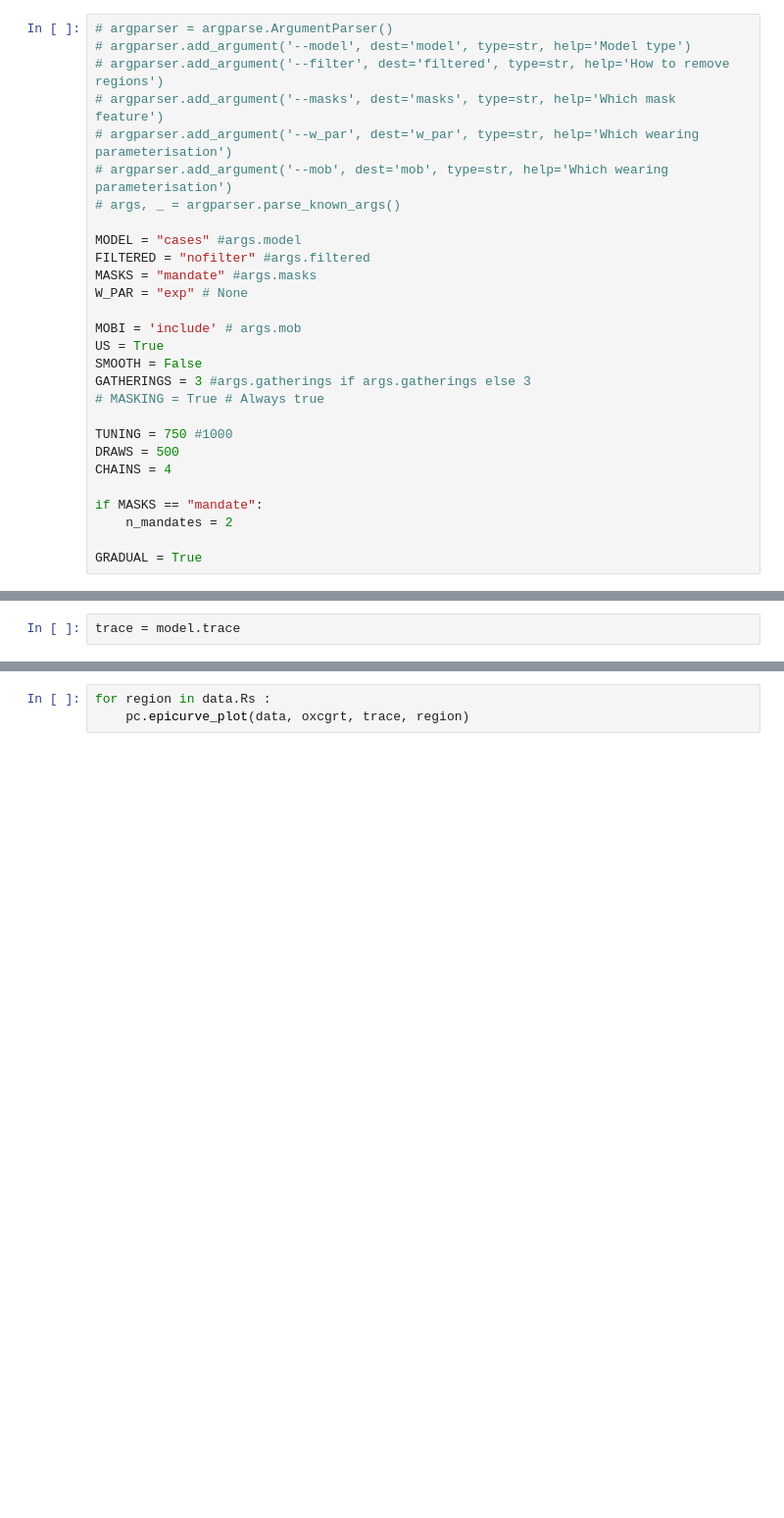
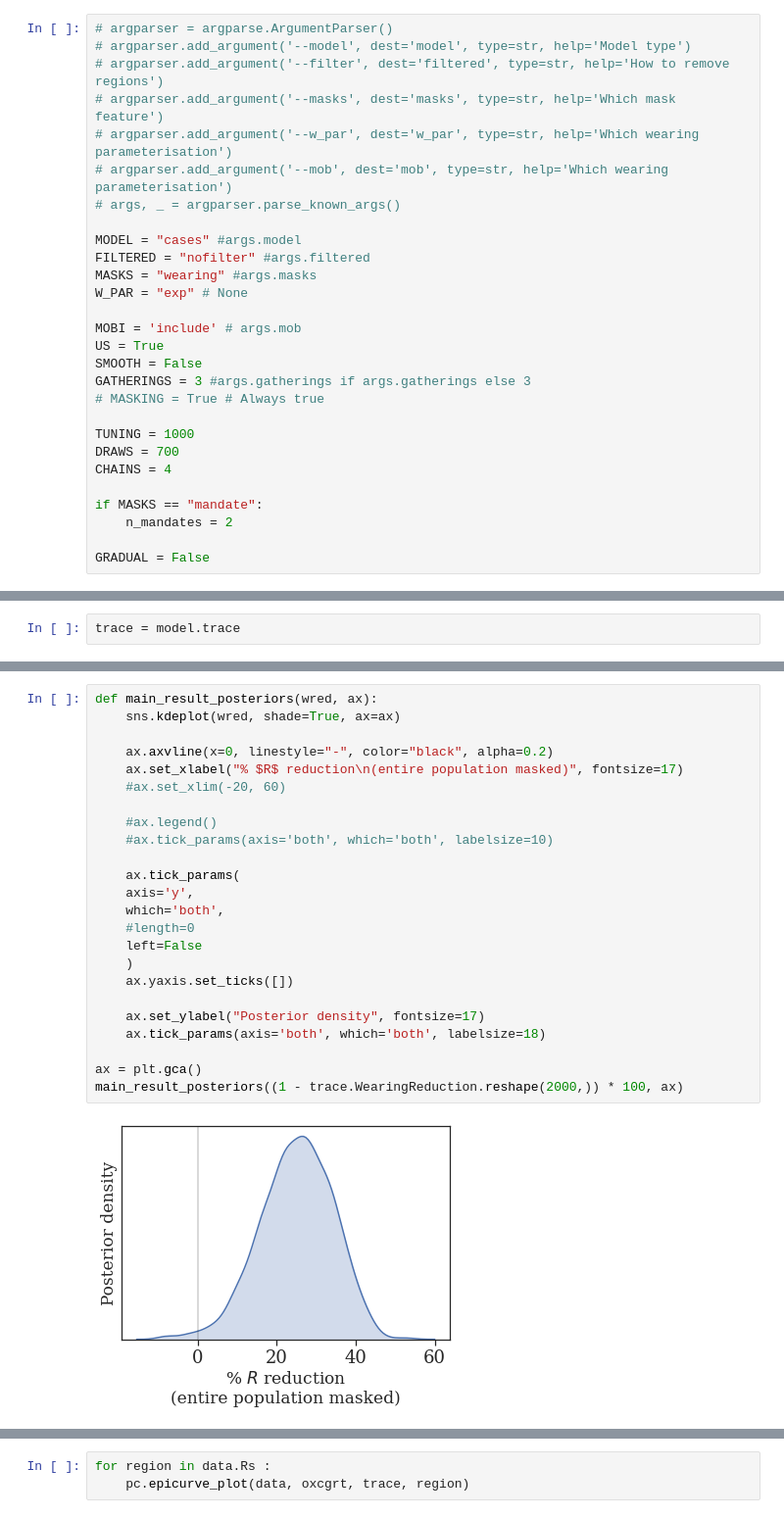
Before and after one commit to g-leech/masks_v_mandates, a Jupyter notebook: notebooks/pipeline.ipynb, the cells around one changed output, grey strips where cells are left out. Shown: that part at 98% size. Saved outputs shown, nothing was run; the diff lists cells and outputs as text; blank space fills up the shorter version.

```diff
--- a/notebooks/pipeline.ipynb
+++ b/notebooks/pipeline.ipynb
@@ -54,7 +56,7 @@ import epimodel.viz.mandate_wearing as mw
 
 MODEL = "cases" #args.model
 FILTERED = "nofilter" #args.filtered
-MASKS = "mandate" #args.masks
+MASKS = "wearing" #args.masks
 W_PAR = "exp" # None
 
 MOBI = 'include' # args.mob
@@ -63,11 +65,11 @@ SMOOTH = False
 GATHERINGS = 3 #args.gatherings if args.gatherings else 3
 # MASKING = True # Always true
 
-TUNING = 750 #1000
-DRAWS = 500
+TUNING = 1000
+DRAWS = 700
 CHAINS = 4
 
 if MASKS == "mandate":
     n_mandates = 2
 
-GRADUAL = True
+GRADUAL = False
@@ -312,3 +380,29 @@ np.median(model.trace.MandateReduction)
+# %%
+def main_result_posteriors(wred, ax):
+    sns.kdeplot(wred, shade=True, ax=ax)
+
+    ax.axvline(x=0, linestyle="-", color="black", alpha=0.2)
+    ax.set_xlabel("% $R$ reduction\n(entire population masked)", fontsize=17)
+    #ax.set_xlim(-20, 60)
+
+    #ax.legend()
+    #ax.tick_params(axis='both', which='both', labelsize=10)
+
+    ax.tick_params(
+    axis='y',
+    which='both',
+    #length=0
+    left=False
+    )
+    ax.yaxis.set_ticks([])
+
+    ax.set_ylabel("Posterior density", fontsize=17)
+    ax.tick_params(axis='both', which='both', labelsize=18)
+
+ax = plt.gca()
+main_result_posteriors((1 - trace.WearingReduction.reshape(2000,)) * 100, ax)
+# %% [output]
+[figure, added]
 # %%
 s = pm.summary(model.trace, var_names=["HyperRVar", "HyperRMean", "r_walk_noise_scale"], hdi_prob=0.95)
 #s = pm.summary(model.trace, var_names=["Wearing_HyperV"], hdi_prob=0.95)
```
Also changed, not shown: parts of 19 cells of this notebook, 10 other files.
